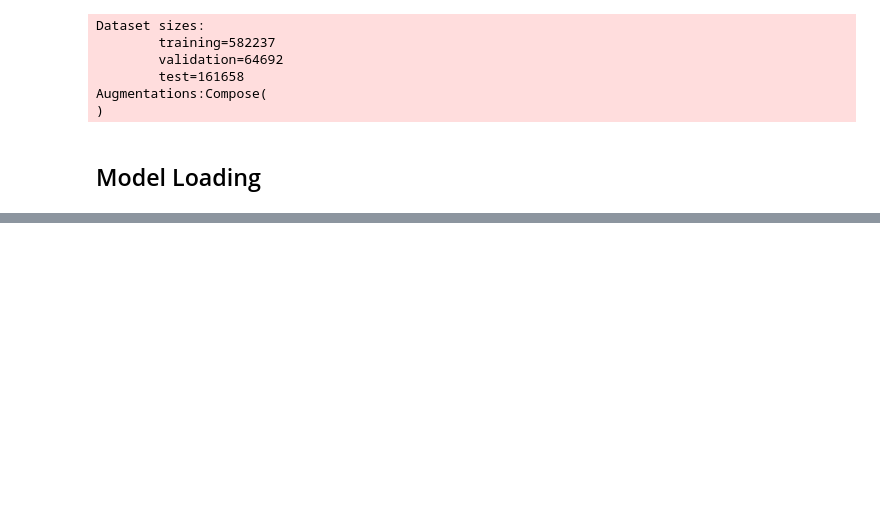
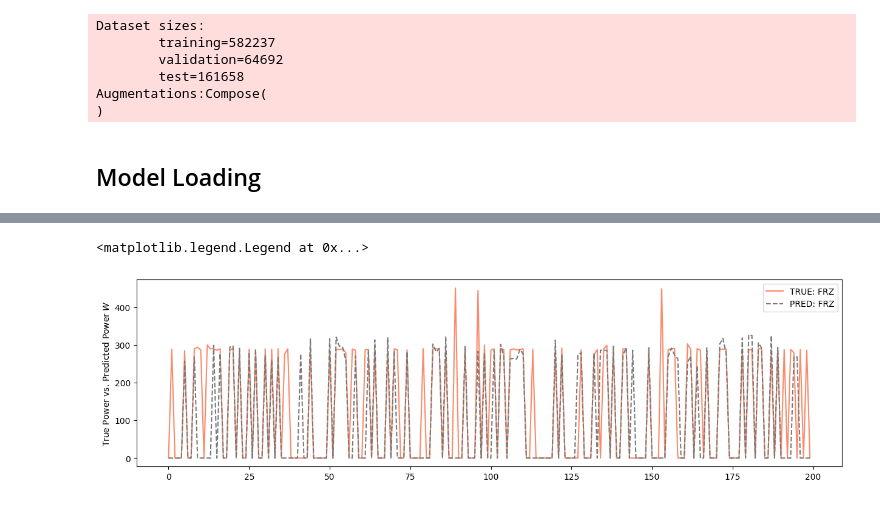
Before and after one commit to MarielTinaco/ai8x-training, a Jupyter notebook: notebooks/CNN1DNILM_test_inference.ipynb, the cells around one changed output, grey strips where cells are left out. Saved outputs shown, nothing was run; the diff lists cells and outputs as text; code cells hidden in the pictures; blank space fills up the shorter version.

Commit message:
Update: Try out val dataset on new model

```diff
--- a/notebooks/CNN1DNILM_test_inference.ipynb
+++ b/notebooks/CNN1DNILM_test_inference.ipynb
@@ -585,0 +650,17 @@ torch.Size([1, 2, 5])
+# %%
+outputs = []
+# %%
+for test_step, (inputs, target, states) in enumerate(test_loader):
+        with torch.no_grad():
+                inputs, target, states =  inputs.to(device), target.to(device), states.to(device)
+                logits, pred_power  = model(inputs)
+
+                prob, pred_state = torch.max(F.softmax(logits, 1), 1)
+                if len(quantiles)>1:
+                        prob=prob.unsqueeze(1).expand_as(pred_power)
+
+                logs = {"pred_power":pred_power, "pred_state":pred_state, "power":target, "state":states}
+
+                outputs.append(logs)
+# %%
+model_result = test_epoch_end(outputs)
@@ -585,0 +692,3 @@ torch.Size([1, 2, 5])
+# %%
+start = 79250
+end = start + 200
@@ -585,0 +719,21 @@ torch.Size([1, 2, 5])
+# %%
+start = 79450
+end = start + 200
+
+y_p_unet = model_result['pred_power'][start:end]
+y_t_unet = model_result['power'][start:end]
+z_t_unet = model_result['state'][start:end]
+z_p_unet = model_result['pred_state'][start:end]
+
+colors =[plt.cm.Blues(0.6), plt.cm.Reds(0.4), plt.cm.Greens(0.6), '#ffcc99', plt.cm.Greys(0.6)]
+i = 1
+app = 'fridge'
+fig = plt.figure(figsize=(15, 4))
+
+plt.plot(y_t_unet[:,i]*z_t_unet[:,i], label=f"TRUE: {appliance_labels[app]}", color=colors[i])
+plt.plot(y_p_unet[:,2,i]*z_p_unet[:,i], label=f"PRED: {appliance_labels[app]}", color=colors[-1], linestyle="--")
+plt.ylabel("True Power vs. Predicted Power $W$")
+plt.legend()
+# %% [output]
+<matplotlib.legend.Legend at 0x...>
+[figure, added]
```
Also changed, not shown: parts of 17 cells of this notebook.
